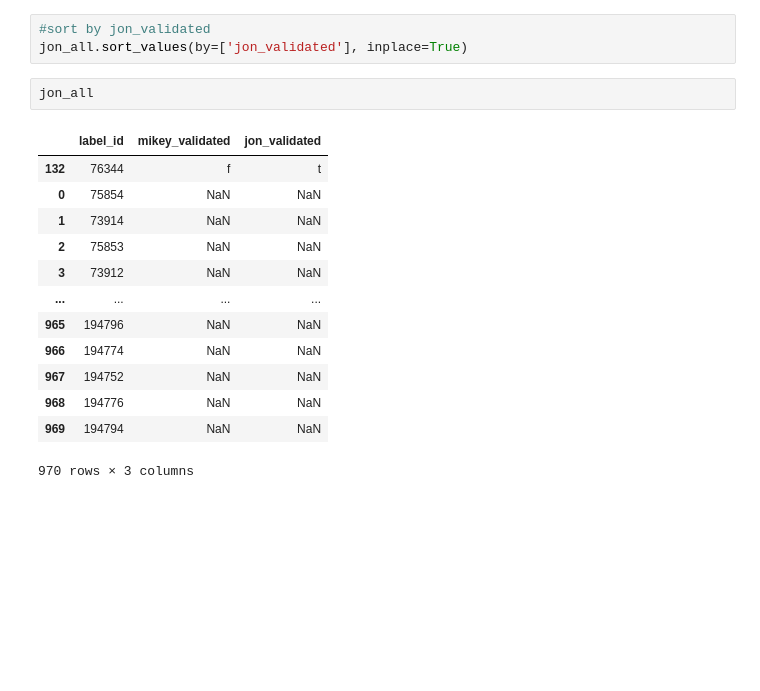
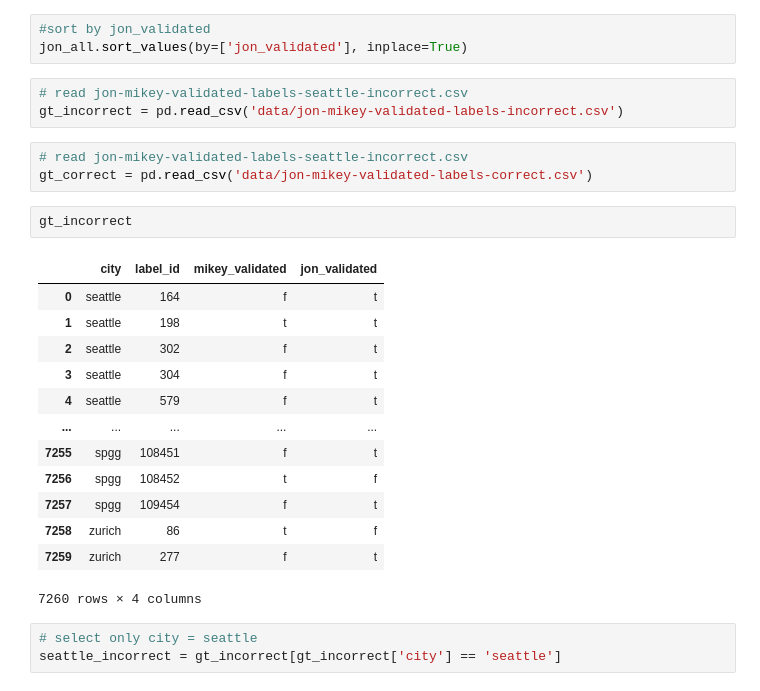
Before and after one commit to crescendochu/ML-project-sidewalk, a Jupyter notebook: seattle/data-processing.ipynb, the cells around one changed output. Saved outputs shown, nothing was run; the diff lists cells and outputs as text; blank space fills up the shorter version.

```diff
--- a/seattle/data-processing.ipynb
+++ b/seattle/data-processing.ipynb
@@ -324,19 +324,28 @@ jon_true
 # %%
 #sort by jon_validated
 jon_all.sort_values(by=['jon_validated'], inplace=True)
-# %%
-jon_all
-# %% [output]
-|  | label_id | mikey_validated | jon_validated |
-| 132 | 76344 | f | t |
-| 0 | 75854 | NaN | NaN |
-| 1 | 73914 | NaN | NaN |
-| 2 | 75853 | NaN | NaN |
-| 3 | 73912 | NaN | NaN |
-| ... | ... | ... | ... |
-| 965 | 194796 | NaN | NaN |
-| 966 | 194774 | NaN | NaN |
-| 967 | 194752 | NaN | NaN |
-| 968 | 194776 | NaN | NaN |
-| 969 | 194794 | NaN | NaN |
-970 rows × 3 columns
+# %%
+# read jon-mikey-validated-labels-seattle-incorrect.csv
+gt_incorrect = pd.read_csv('data/jon-mikey-validated-labels-incorrect.csv')
+# %%
+# read jon-mikey-validated-labels-seattle-incorrect.csv
+gt_correct = pd.read_csv('data/jon-mikey-validated-labels-correct.csv')
+# %%
+gt_incorrect
+# %% [output]
+|  | city | label_id | mikey_validated | jon_validated |
+| 0 | seattle | 164 | f | t |
+| 1 | seattle | 198 | t | t |
+| 2 | seattle | 302 | f | t |
+| 3 | seattle | 304 | f | t |
+| 4 | seattle | 579 | f | t |
+| ... | ... | ... | ... | ... |
+| 7255 | spgg | 108451 | f | t |
+| 7256 | spgg | 108452 | t | f |
+| 7257 | spgg | 109454 | f | t |
+| 7258 | zurich | 86 | t | f |
+| 7259 | zurich | 277 | f | t |
+7260 rows × 4 columns
+# %%
+# select only city = seattle
+seattle_incorrect = gt_incorrect[gt_incorrect['city'] == 'seattle']
```
Also changed, not shown: parts of 11 cells of this notebook, 3 other files.
